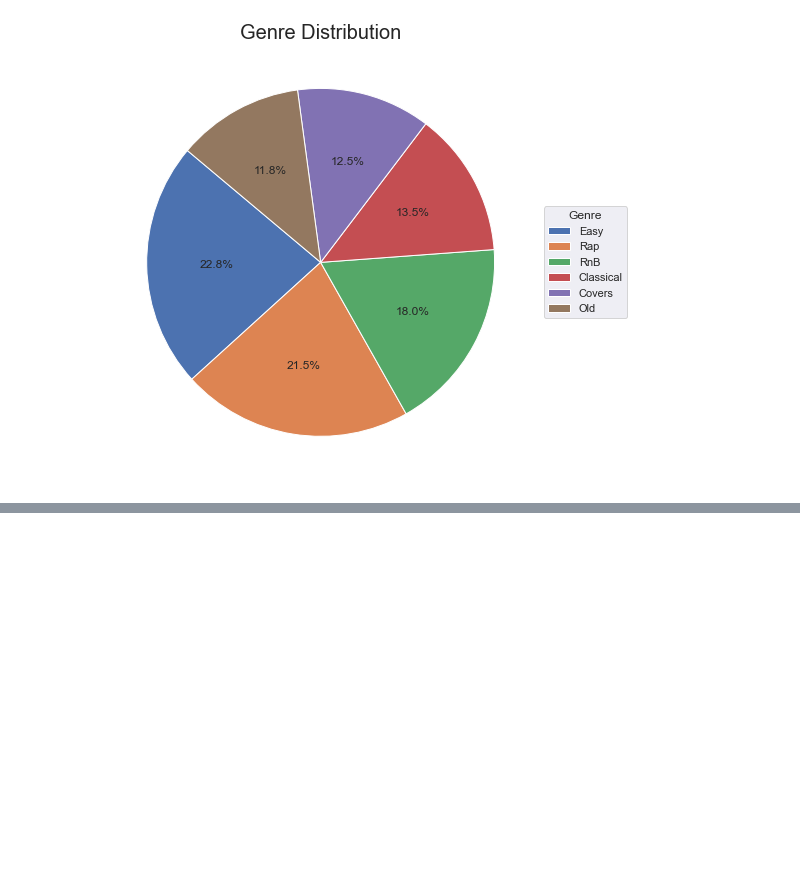
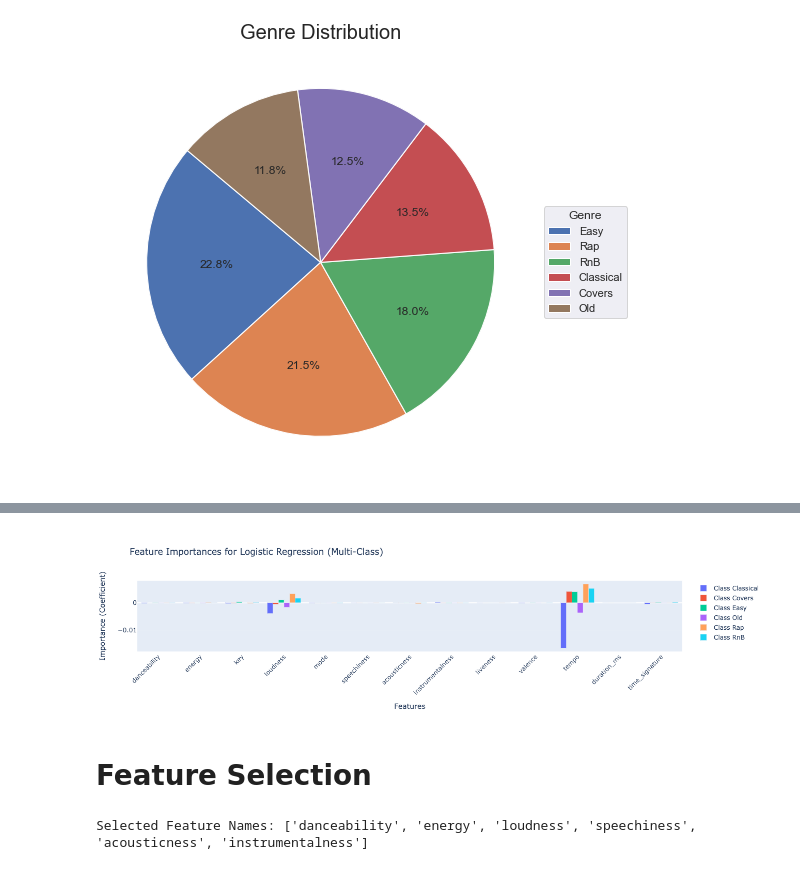
Before and after one commit to atjhin/recommendations_system, a Jupyter notebook: Untitled.ipynb, the cells around one changed output, grey strips where cells are left out. Saved outputs shown, nothing was run; the diff lists cells and outputs as text; code cells hidden in the pictures; blank space fills up the shorter version.

Commit message:
Feature selection

```diff
--- a/Untitled.ipynb
+++ b/Untitled.ipynb
@@ -48,0 +184,9 @@ df.shape
+# %%
+# Evaluate the best model on the test set
+def eval_lr_model(X,y, **kwargs):
+    lr_model = LogisticRegression(penalty='l2', **kwargs)
+    lr_model.fit(X, y)
+    y_pred = lr_model.predict(X)
+    print(classification_report(y, y_pred))
+    return y_pred, lr_model
+y_pred, lr_model = eval_lr_model(X, y, C=.5, max_iter=1000, random_state=2024)
@@ -48,0 +206,44 @@ df.shape
+# %%
+# Extract the feature importances (coefficients)
+coef = lr_model.coef_
+classes = lr_model.classes_
+# Plot the feature importances for each class using Plotly
+features = X.columns
+
+fig = go.Figure()
+
+for i in range(len(classes)):
+    fig.add_trace(go.Bar(
+        x=features,
+        y=coef[i],
+        name=f'Class {classes[i]}',
+        # marker_color=go.colors.DEFAULT_PALLETE[i]
+    ))
+
+fig.update_layout(
+    title='Feature Importances for Logistic Regression (Multi-Class)',
+    xaxis_title='Features',
+    yaxis_title='Importance (Coefficient)',
+    barmode='group',
+    xaxis_tickangle=-45
+)
+
+fig.show()
+# %% [output]
+[figure, added]
+# %% [markdown]
+# Feature Selection
+# %%
+from sklearn.feature_selection import SequentialFeatureSelector, SelectFromModel
+# lr_model = LogisticRegression(penalty='l2', C=.5, max_iter=1000, random_state=2024)
+forward_FS = SelectFromModel(lr_model).fit(X_train, y_train)
+
+# Get the indices of the selected features
+selected_features_indices = forward_FS.get_support(indices=True)
+
+# Get the names of the selected features
+selected_feature_names = [X.columns[i] for i in selected_features_indices]
+
+print("Selected Feature Names:", selected_feature_names)
+# %% [output]
+Selected Feature Names: ['danceability', 'energy', 'loudness', 'speechiness', 'acousticness', 'instrumentalness']
```
Also changed, not shown: parts of 32 cells of this notebook, 3 other files.
